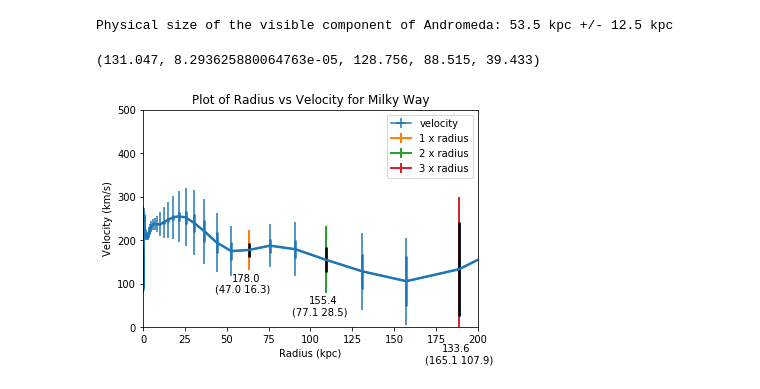
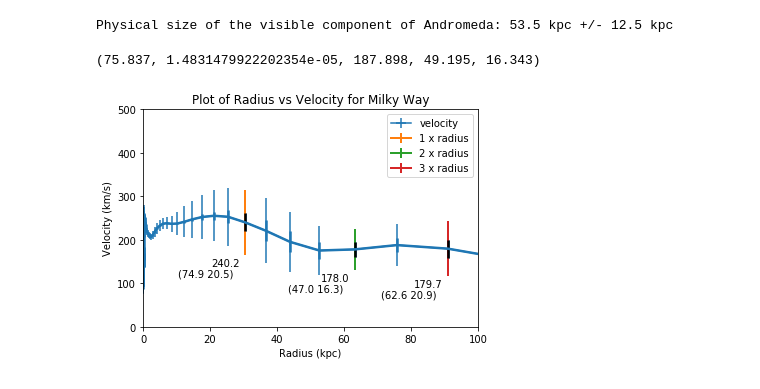
Before and after one commit to fedhere/DSPS_cHarty, a Jupyter notebook: HW4/MWrotCurve_cHarty.ipynb, the cells around one changed output. Drawn from its saved outputs; the diff is of its cells as text; code cells hidden in the pictures.

```diff
--- a/HW4/MWrotCurve_cHarty.ipynb
+++ b/HW4/MWrotCurve_cHarty.ipynb
@@ -253,10 +257,10 @@ def plotGal(gal, rds):
 
   plt.legend()
 
-  plt.xlim(0, 200)
+  plt.xlim(0, 100)
   plt.ylim(0, 500)
 
 
-m31Radius = m31size
+m31Radius = m31size/2
 plotGal(m31, m31Radius)
 # %% [output]
@@ -403,12 +419,12 @@ print('Physical size of the visible component of Andromeda: {:.1f}'.format(mwsiz
 # %% [output]
 Physical size of the visible component of Andromeda: 53.5 kpc +/- 12.5 kpc
 # %%
-getradii(mw, m31size, 3)
+getradii(mw, m31size/2, 3)
 # %% [output]
-(131.047, 8.293625880064763e-05, 128.756, 88.515, 39.433)
+(75.837, 1.4831479922202354e-05, 187.898, 49.195, 16.343)
 # %%
-mwRadius = mwsize
+mwRadius = mwsize/2
 plotGal(mw, mwRadius)
 plt.title('Plot of Radius vs Velocity for Milky Way');
 # %% [output]
-[figure, old version]
+[figure, new version]
```
Also changed, not shown: parts of 10 cells of this notebook.
